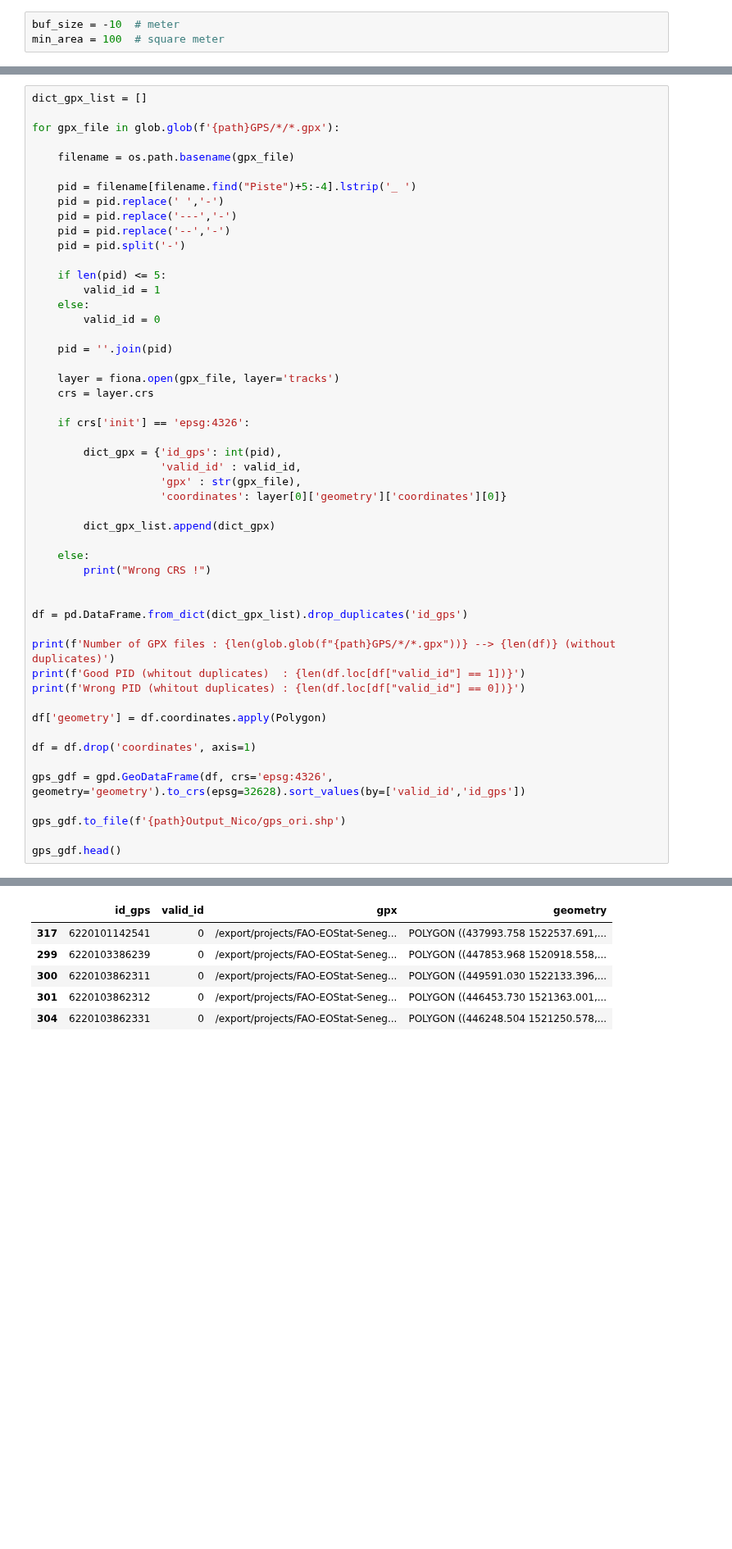
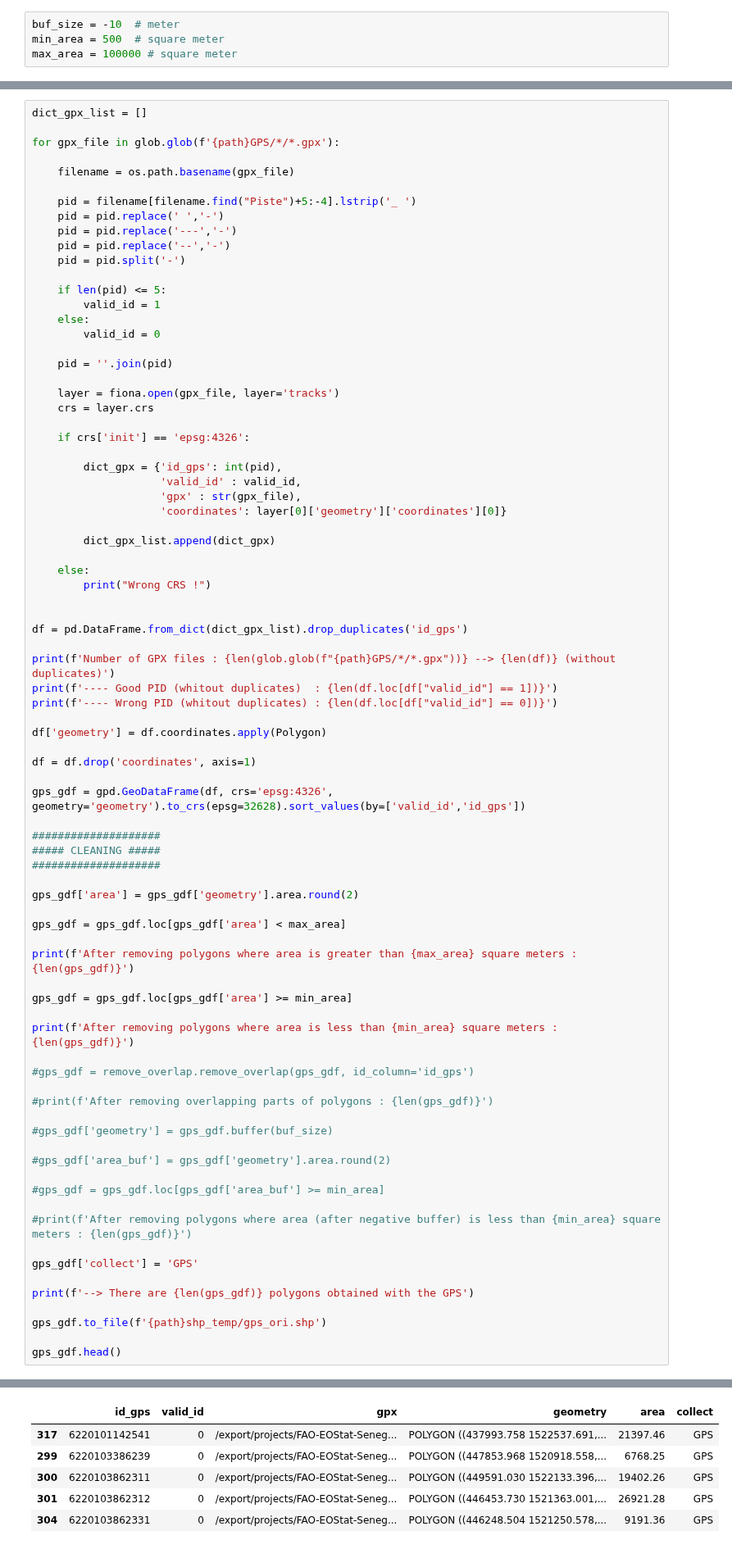
Before and after one commit to nicolasdeffense/eo-toolbox, a Jupyter notebook: notebooks_working/EOStat/clean_in_situ_senegal.ipynb, the cells around one changed output, grey strips where cells are left out. Shown at 82% size. Drawn from its saved outputs; the diff is of its cells as text; blank space fills up the shorter version.

```diff
--- a/notebooks_working/EOStat/clean_in_situ_senegal.ipynb
+++ b/notebooks_working/EOStat/clean_in_situ_senegal.ipynb
@@ -51,4 +59,5 @@ map_html_output = f'{path}Output_Nico/odk_gps_with_data.html'
 # Parameters
 # %%
 buf_size = -10  # meter
-min_area = 100  # square meter
+min_area = 500  # square meter
+max_area = 100000 # square meter
@@ -97,8 +143,8 @@ for gpx_file in glob.glob(f'{path}GPS/*/*.gpx'):
 df = pd.DataFrame.from_dict(dict_gpx_list).drop_duplicates('id_gps')
 
 print(f'Number of GPX files : {len(glob.glob(f"{path}GPS/*/*.gpx"))} --> {len(df)} (without duplicates)')
-print(f'Good PID (whitout duplicates)  : {len(df.loc[df["valid_id"] == 1])}')
-print(f'Wrong PID (whitout duplicates) : {len(df.loc[df["valid_id"] == 0])}')
+print(f'---- Good PID (whitout duplicates)  : {len(df.loc[df["valid_id"] == 1])}')
+print(f'---- Wrong PID (whitout duplicates) : {len(df.loc[df["valid_id"] == 0])}')
 
 df['geometry'] = df.coordinates.apply(Polygon)
 
@@ -106,7 +152,37 @@ df = df.drop('coordinates', axis=1)
 
 gps_gdf = gpd.GeoDataFrame(df, crs='epsg:4326', geometry='geometry').to_crs(epsg=32628).sort_values(by=['valid_id','id_gps'])
 
-gps_gdf.to_file(f'{path}Output_Nico/gps_ori.shp')
+####################
+##### CLEANING #####
+####################
+
+gps_gdf['area'] = gps_gdf['geometry'].area.round(2)
+
+gps_gdf = gps_gdf.loc[gps_gdf['area'] < max_area]
+
+print(f'After removing polygons where area is greater than {max_area} square meters : {len(gps_gdf)}')
+
+gps_gdf = gps_gdf.loc[gps_gdf['area'] >= min_area]
+
+print(f'After removing polygons where area is less than {min_area} square meters : {len(gps_gdf)}')
+
+#gps_gdf = remove_overlap.remove_overlap(gps_gdf, id_column='id_gps')
+
+#print(f'After removing overlapping parts of polygons : {len(gps_gdf)}')
+
+#gps_gdf['geometry'] = gps_gdf.buffer(buf_size)
+
+#gps_gdf['area_buf'] = gps_gdf['geometry'].area.round(2)
+
+#gps_gdf = gps_gdf.loc[gps_gdf['area_buf'] >= min_area]
+
+#print(f'After removing polygons where area (after negative buffer) is less than {min_area} square meters : {len(gps_gdf)}')
+
+gps_gdf['collect'] = 'GPS'
+
+print(f'--> There are {len(gps_gdf)} polygons obtained with the GPS')
+
+gps_gdf.to_file(f'{path}shp_temp/gps_ori.shp')
 
 gps_gdf.head()
 # %% [output]
@@ -116,6 +195,6 @@ Wrong PID (whitout duplicates) : 14
-|  | id_gps | valid_id | gpx | geometry |
-| 317 | 6220101142541 | 0 | /export/projects/FAO-EOStat-Seneg... | POLYGON ((437993.758 1522537.691,... |
-| 299 | 6220103386239 | 0 | /export/projects/FAO-EOStat-Seneg... | POLYGON ((447853.968 1520918.558,... |
-| 300 | 6220103862311 | 0 | /export/projects/FAO-EOStat-Seneg... | POLYGON ((449591.030 1522133.396,... |
-| 301 | 6220103862312 | 0 | /export/projects/FAO-EOStat-Seneg... | POLYGON ((446453.730 1521363.001,... |
-| 304 | 6220103862331 | 0 | /export/projects/FAO-EOStat-Seneg... | POLYGON ((446248.504 1521250.578,... |
+|  | id_gps | valid_id | gpx | geometry | area | collect |
+| 317 | 6220101142541 | 0 | /export/projects/FAO-EOStat-Seneg... | POLYGON ((437993.758 1522537.691,... | 21397.46 | GPS |
+| 299 | 6220103386239 | 0 | /export/projects/FAO-EOStat-Seneg... | POLYGON ((447853.968 1520918.558,... | 6768.25 | GPS |
+| 300 | 6220103862311 | 0 | /export/projects/FAO-EOStat-Seneg... | POLYGON ((449591.030 1522133.396,... | 19402.26 | GPS |
+| 301 | 6220103862312 | 0 | /export/projects/FAO-EOStat-Seneg... | POLYGON ((446453.730 1521363.001,... | 26921.28 | GPS |
+| 304 | 6220103862331 | 0 | /export/projects/FAO-EOStat-Seneg... | POLYGON ((446248.504 1521250.578,... | 9191.36 | GPS |
```
Also changed, not shown: parts of 38 cells of this notebook, 2 other files.
